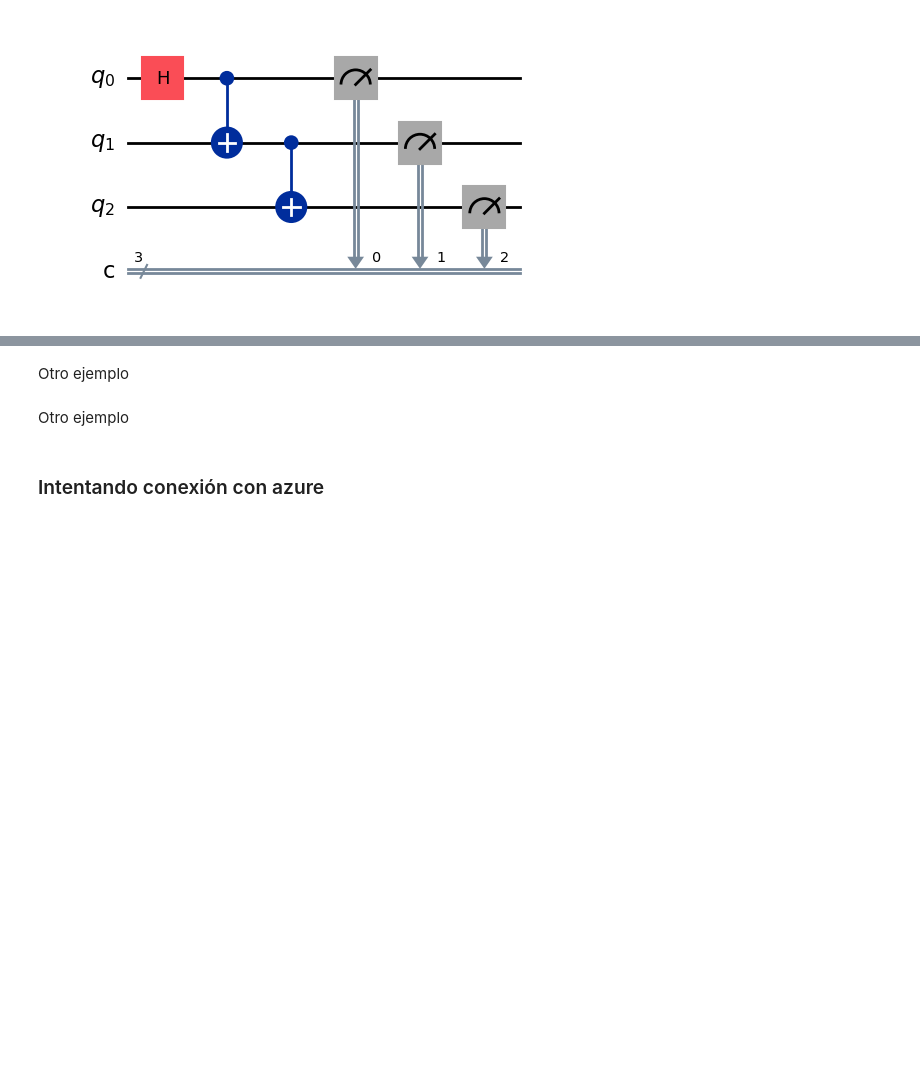
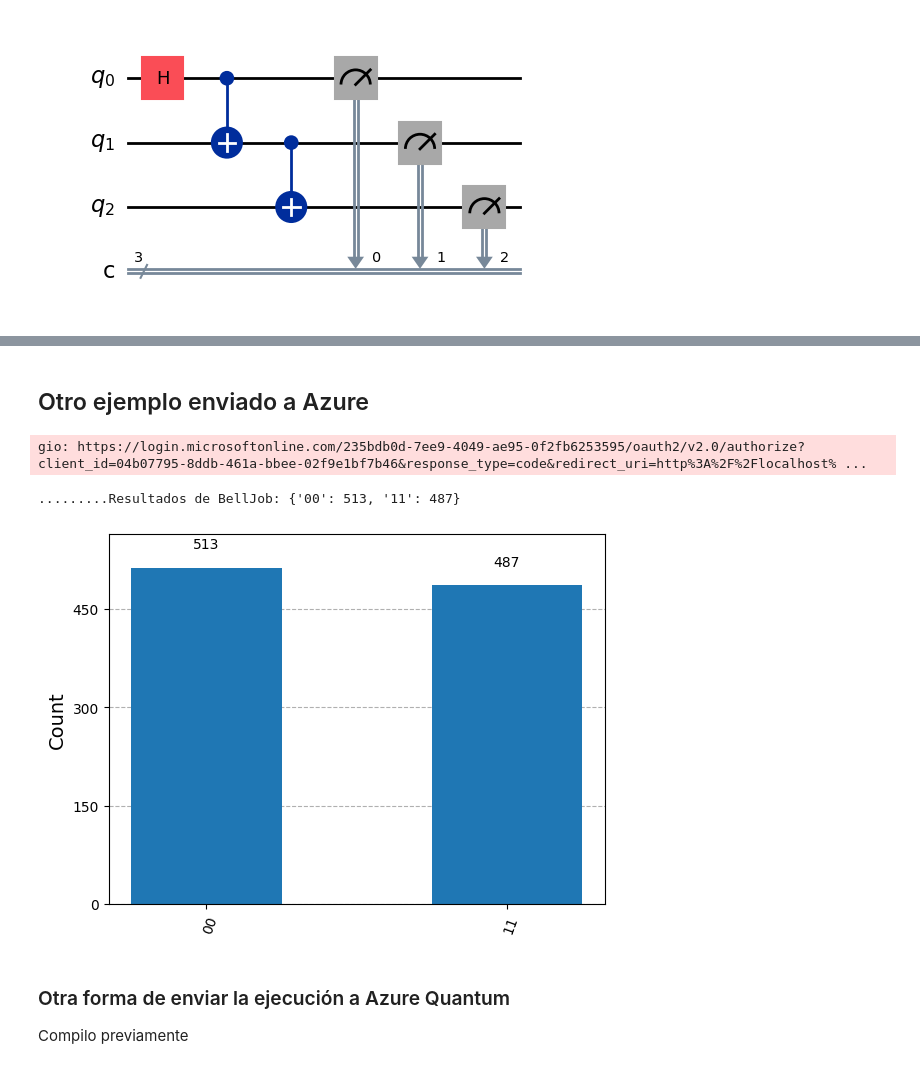
Before and after one commit to imardiego/pruebasQsharpAzureQuantum, a Jupyter notebook: enviarQiskitAzureQuantum.ipynb, the cells around one changed output, grey strips where cells are left out. Cells and saved outputs as stored; diff of their text form; code cells hidden in the pictures; blank space fills up the shorter version.

```diff
--- a/enviarQiskitAzureQuantum.ipynb
+++ b/enviarQiskitAzureQuantum.ipynb
@@ -134,2 +130,2 @@ c: 2/════════════════════╩══╩═
 # %% [markdown]
-Otro ejemplo
+## Otro ejemplo enviado a  Azure
@@ -136,11 +135,4 @@ Otro ejemplo
 # %%
-
-%pip install azure-quantum[qiskit]
-
-from qiskit import QuantumCircuit
-
-from qiskit_azure_quantum import AzureQuantumProvider
-
 #--- 1. Definir el circuito Bell ---
 
 BellJob = QuantumCircuit(2, 2, name="BellJob")
@@ -151,15 +143,17 @@ BellJob.measure([0,1], [0,1])
 # --- 2. Conectarse al workspace de Azure Quantum ---
 # Sustituyo estos valores por los de mi workspace
 
-provider = AzureQuantumProvider(
-    resource_id="RESOURCE_ID_DE_TU_WORKSPACE",
-    location="LOCATION_DE_TU_WORKSPACE"  # Ej: "westeurope" o "eastus"
-)
+workspace = Workspace(
+    resource_id = "/subscriptions/0f4027d3-276d-4941-ad53-a9244c367728/resourceGroups/imardiegoAzureQuantumResourcesGroup/providers/Microsoft.Quantum/Workspaces/imardiegoAzureQuantumWorkArea",
+    location = "westeurope"
+    )
+
+provider = AzureQuantumProvider(workspace)
 
 #--- 3. Elegir un backend ---
 # Ejemplo con simulador (puede ser "microsoft.estimator" o hardware de un partner como IonQ, Quantinuum, Rigetti...)
 
-backend = provider.get_backend("ionq.simulator")
+backend = provider.get_backend("rigetti.sim.qvm")
 
 # --- 4. Ejecutar el job ---
 
@@ -169,10 +163,19 @@ job = backend.run(BellJob, shots=1000)
 
 result = job.result()
 print("Resultados de BellJob:", result.get_counts())
+
+# Debo hacer clic en la url para poder acceder a azure quantum
+# %% [output]
+gio: https://login.microsoftonline.com/235bdb0d-7ee9-4049-ae95-0f2fb6253595/oauth2/v2.0/authorize?client_id=04b07795-8ddb-461a-bbee-02f9e1bf7b46&response_type=code&redirect_uri=http%3A%2F%2Flocalhost% ...
+.........Resultados de BellJob: {'00': 513, '11': 487}
-# %% [markdown]
-Otro ejemplo
+# %%
+plot_histogram(result.get_counts())
+# %% [output]
+[figure, added]
 # %% [markdown]
-### Intentando conexión con azure
+### Otra forma de enviar la ejecución a Azure Quantum
+
+Compilo previamente
 # %%
 from qiskit import QuantumCircuit, transpile
 from azure.quantum import Workspace
```
Also changed, not shown: parts of 46 cells of this notebook.
